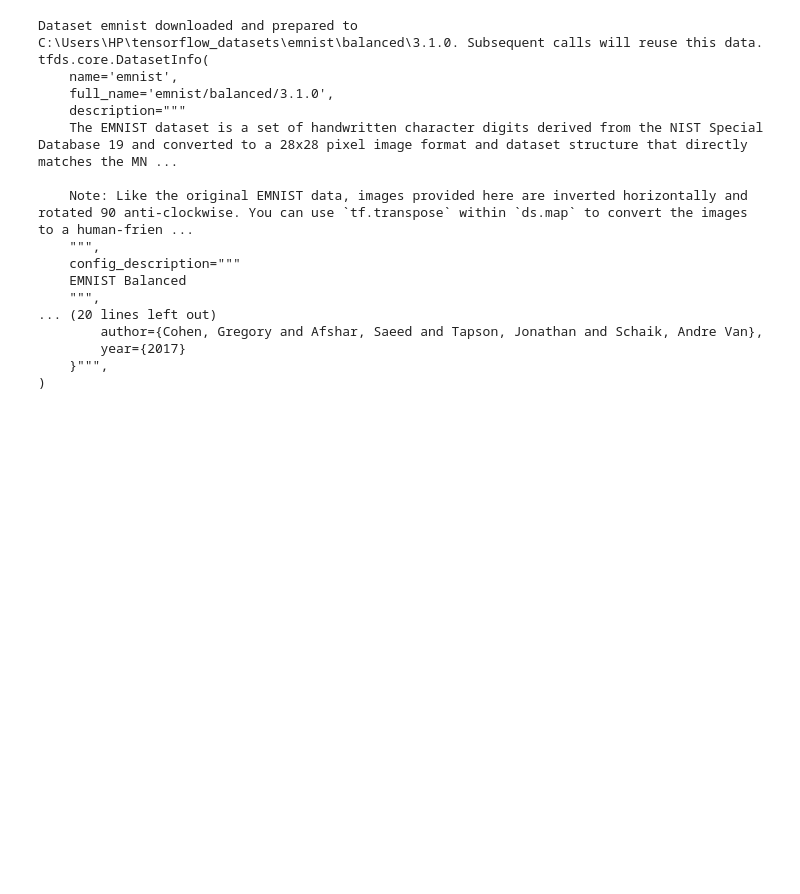
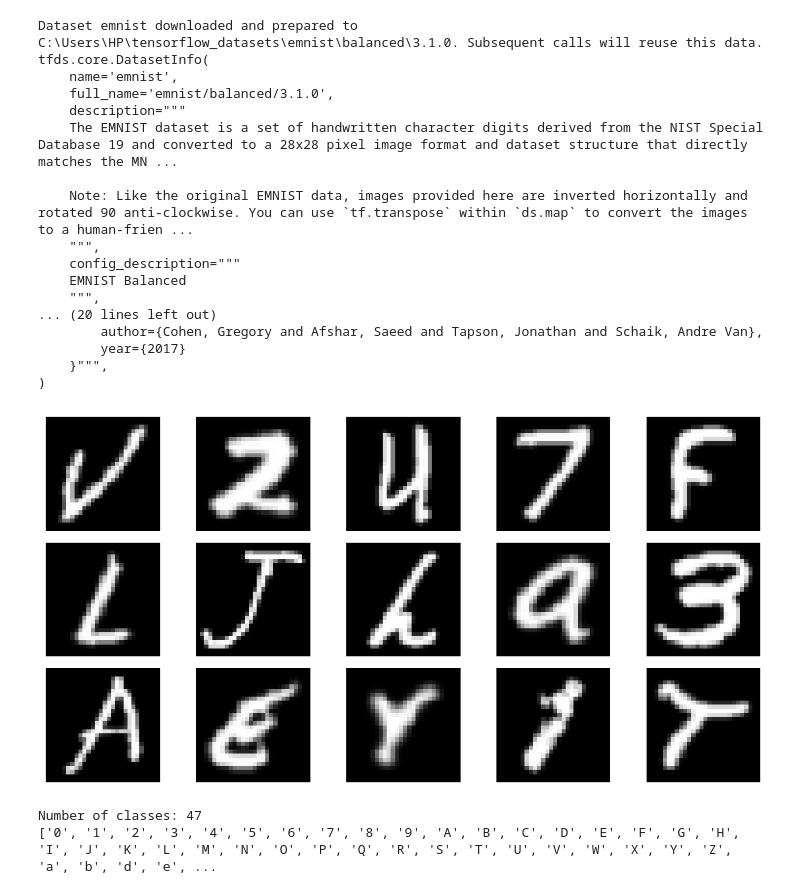
Before and after one commit to hasheem7203/codealpha_tasks, a Jupyter notebook: Task2/notebooks/.ipynb, the cells around one changed output. Cells and saved outputs as stored; diff of their text form; code cells hidden in the pictures; blank space fills up the shorter version.

```diff
--- a/Task2/notebooks/.ipynb
+++ b/Task2/notebooks/.ipynb
@@ -40,3 +40,27 @@ tfds.core.DatasetInfo(
         year={2017}
     }""",
 )
+# %%
+def fix_orientation(image, label):
+    image = tf.transpose(image,perm=[1,0,2])
+    return image, label
+
+ds_train_fixed = ds_train.map(fix_orientation)
+
+plt.figure(figsize = (10,5))
+for i, (image,label) in enumerate(ds_train_fixed.take(15)):
+    plt.subplot(3,5,i+1)
+    plt.imshow(image.numpy().squeeze(),cmap='gray')
+    plt.axis('off')
+plt.tight_layout()
+plt.show()
+# %% [output]
+[figure, added]
+# %%
+class_names = list("0123456789ABCDEFGHIJKLMNOPQRSTUVWXYZabdefghnqrt")
+
+print("Number of classes:", len(class_names))
+print(class_names)
+# %% [output]
+Number of classes: 47
+['0', '1', '2', '3', '4', '5', '6', '7', '8', '9', 'A', 'B', 'C', 'D', 'E', 'F', 'G', 'H', 'I', 'J', 'K', 'L', 'M', 'N', 'O', 'P', 'Q', 'R', 'S', 'T', 'U', 'V', 'W', 'X', 'Y', 'Z', 'a', 'b', 'd', 'e', ...
```
Also changed, not shown: parts of 3 cells of this notebook.
